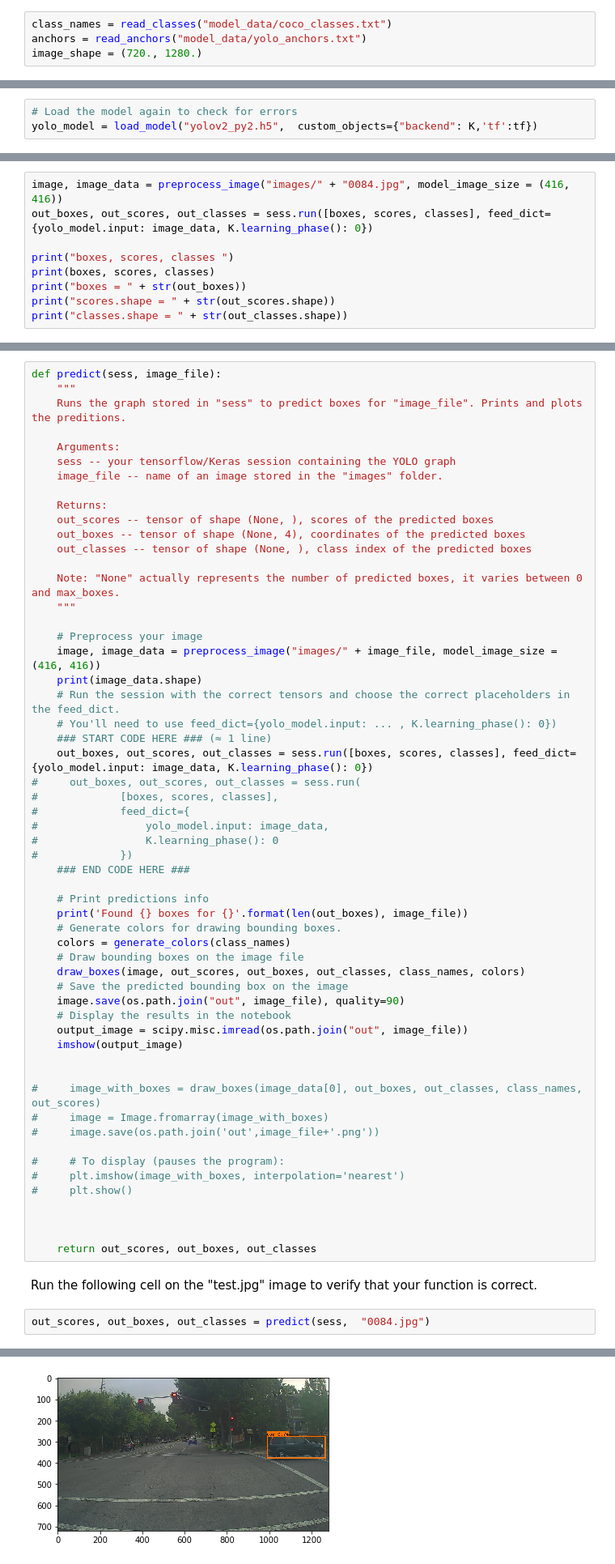
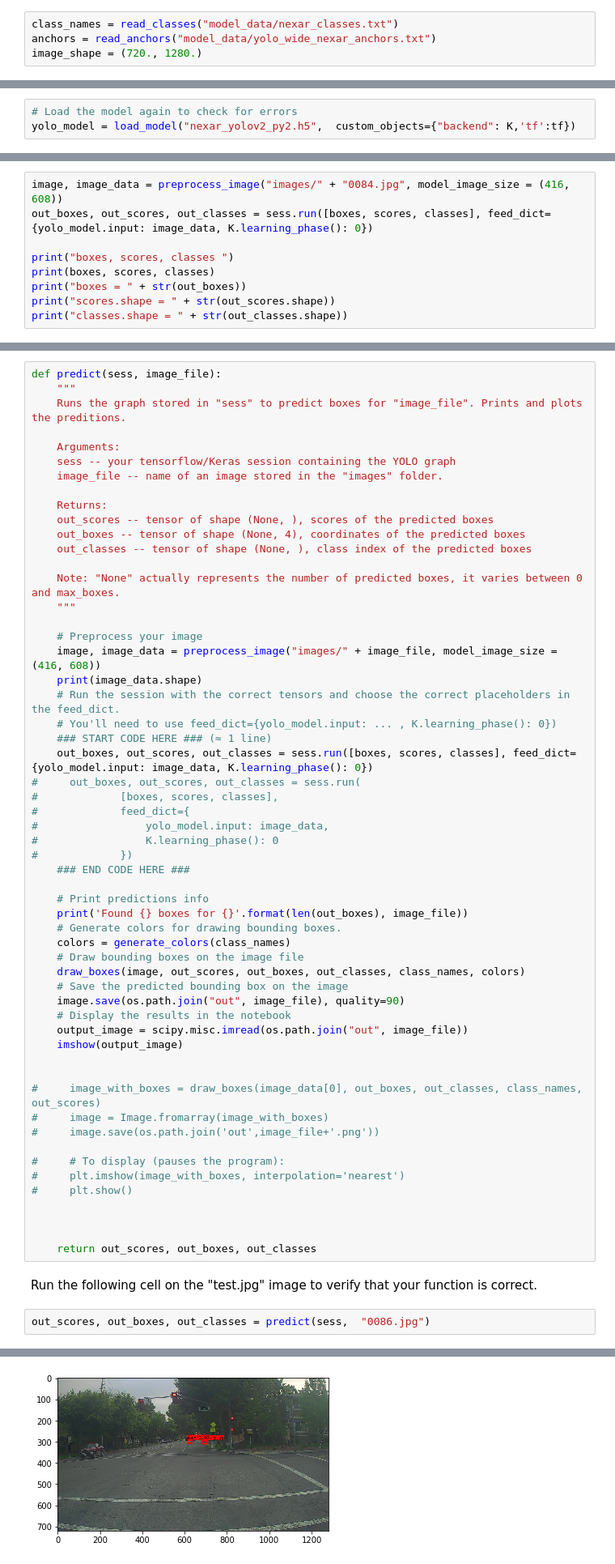
Before and after one commit to DavidTorresOcana/Nexar_challenge_2, a Jupyter notebook: src/Autonomous driving application - Car detection.ipynb, the cells around one changed output, grey strips where cells are left out. Shown at 81% size. Drawn from its saved outputs; the diff is of its cells as text.

Commit message:
Final changes Wide model trained

```diff
--- a/src/Autonomous driving application - Car detection.ipynb
+++ b/src/Autonomous driving application - Car detection.ipynb
@@ -644,8 +644,8 @@ Recall that we are trying to detect 80 classes, and are using 5 anchor boxes. We
 
 The car detection dataset has 720x1280 images, which we've pre-processed into 608x608 images.
 # %%
-class_names = read_classes("model_data/coco_classes.txt")
-anchors = read_anchors("model_data/yolo_anchors.txt")
+class_names = read_classes("model_data/nexar_classes.txt")
+anchors = read_anchors("model_data/yolo_wide_nexar_anchors.txt")
 image_shape = (720., 1280.)
 # %% [markdown]
 ### 3.2 - Loading a pretrained model
@@ -861,6 +863,6 @@ yolo_model.save("yolov2_py2.h5")
 # %%
 # Load the model again to check for errors
-yolo_model = load_model("yolov2_py2.h5",  custom_objects={"backend": K,'tf':tf})
+yolo_model = load_model("nexar_yolov2_py2.h5",  custom_objects={"backend": K,'tf':tf})
 # %% [markdown]
 ### 3.3 - Convert output of the model to usable bounding box tensors
 
@@ -912,5 +925,5 @@ boxes, scores, classes
 # %%
-image, image_data = preprocess_image("images/" + "0084.jpg", model_image_size = (416, 416))
+image, image_data = preprocess_image("images/" + "0084.jpg", model_image_size = (416, 608))
 out_boxes, out_scores, out_classes = sess.run([boxes, scores, classes], feed_dict={yolo_model.input: image_data, K.learning_phase(): 0})
 
 print("boxes, scores, classes ")
@@ -957,7 +978,7 @@ def predict(sess, image_file):
     """
 
     # Preprocess your image
-    image, image_data = preprocess_image("images/" + image_file, model_image_size = (416, 416))
+    image, image_data = preprocess_image("images/" + image_file, model_image_size = (416, 608))
     print(image_data.shape)
     # Run the session with the correct tensors and choose the correct placeholders in the feed_dict.
     # You'll need to use feed_dict={yolo_model.input: ... , K.learning_phase(): 0})
@@ -998,5 +1019,5 @@ def predict(sess, image_file):
 # %% [markdown]
 Run the following cell on the "test.jpg" image to verify that your function is correct.
 # %%
-out_scores, out_boxes, out_classes = predict(sess,  "0084.jpg")
+out_scores, out_boxes, out_classes = predict(sess,  "0086.jpg")
 # %% [output]
@@ -1006,4 +1028,4 @@ car 0.74 (988, 273) (1267, 380)
-[figure, old version]
+[figure, new version]
 # %% [markdown]
 **Expected Output**:
 
```
Also changed, not shown: parts of 10 cells of this notebook, 1 other file.
